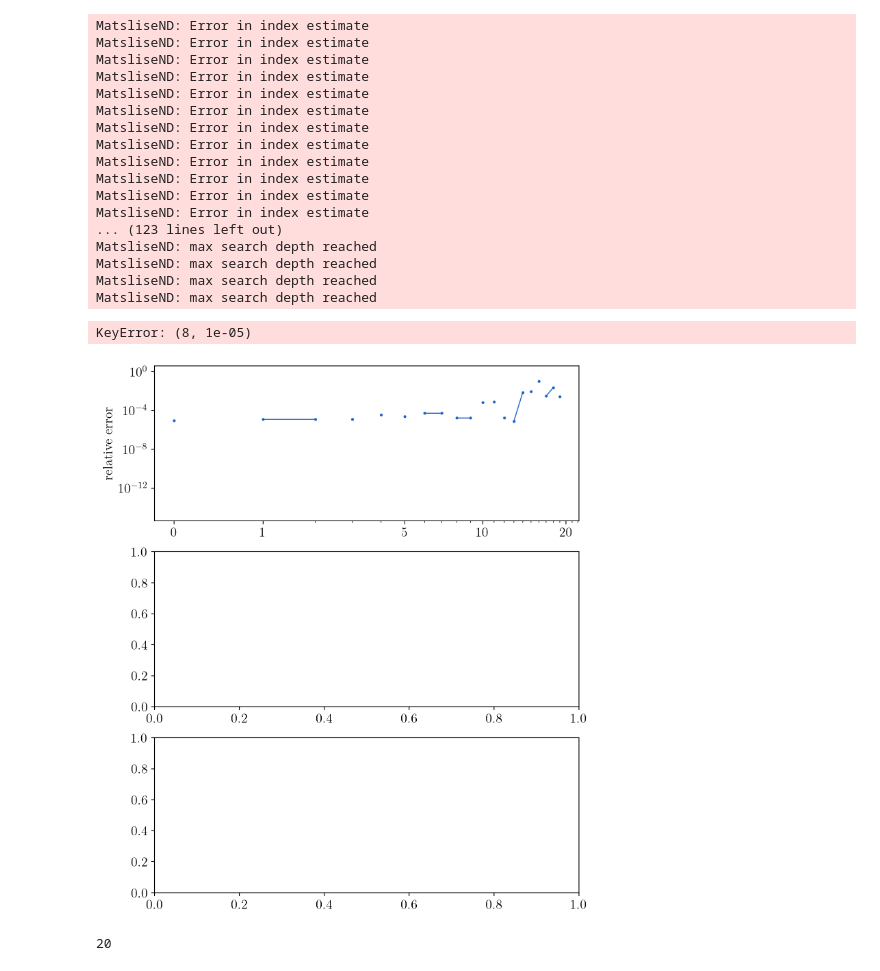
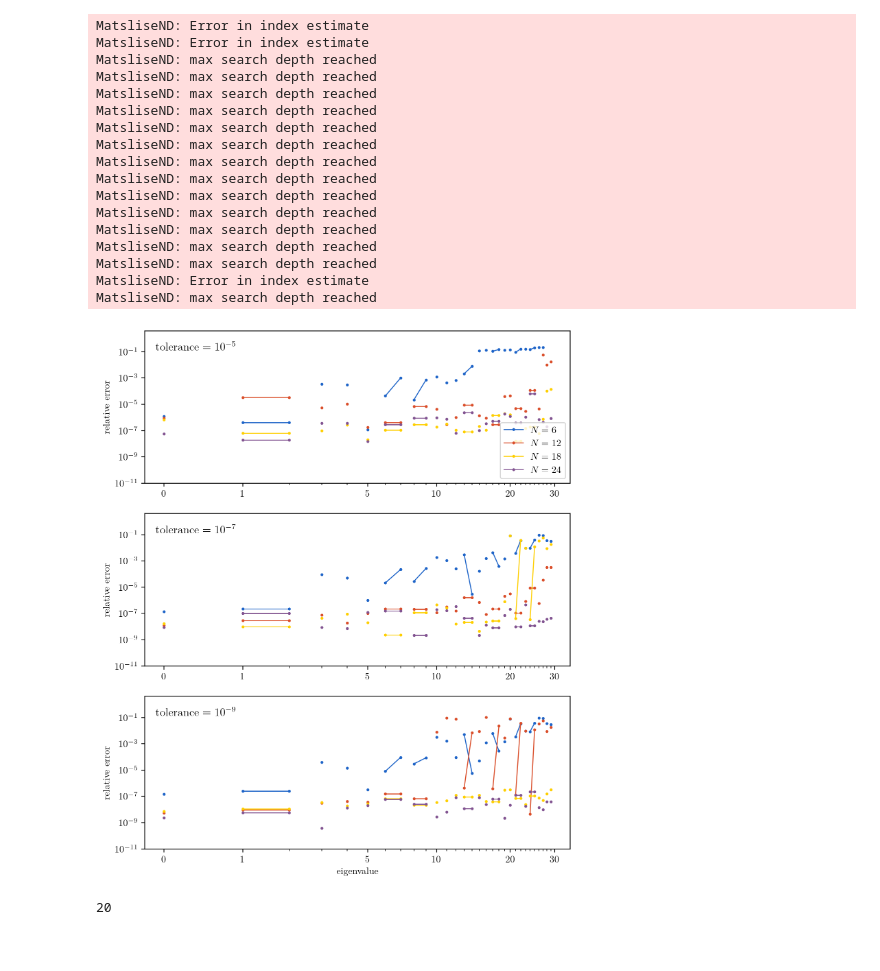
Before and after one commit to toonijn/PhD-thesis, a Jupyter notebook: img/chapter3/experiments/ixaru.ipynb, the cells around one changed output. Saved outputs shown, nothing was run; the diff lists cells and outputs as text; code cells hidden in the pictures.

```diff
--- a/img/chapter3/experiments/ixaru.ipynb
+++ b/img/chapter3/experiments/ixaru.ipynb
@@ -9,7 +9,7 @@ import numpy as np
 def V(x, y):
     return (x*x+1)*(y*y+1)
 
-s = Schrodinger2D(V, Rectangle(-5.5,5.5,-5.5,5.5), gridSize=(92,92), maxBasisSize=60)
-seigs = np.array(s.eigenvalues(31))
+s = Schrodinger2D(V, Rectangle(-5.5,5.5,-5.5,5.5), gridSize=(90,90), maxBasisSize=60)
+seigs = np.array(s.eigenvalues(50, tolerance=1e-14))
 list(seigs)
 # %% [output]
@@ -53,80 +62,86 @@ from pqdm.processes import pqdm
 from itertools import product
 
 
-options = list(product([6, 8, 10, 12, 14, 16, 18, 20, 22], [1e-4, 1e-5, 1e-6, 1e-7, 1e-8]))
+options = list(product([6, 12, 18, 24], [1e-5, 1e-7, 1e-9]))
 results = dict(zip(options, pqdm(options, check, n_jobs=12)))
 # %% [output]
 MatsliseND: Error in index estimate
 MatsliseND: Error in index estimate
-MatsliseND: Error in index estimate
-MatsliseND: Error in index estimate
-MatsliseND: Error in index estimate
-MatsliseND: Error in index estimate
-MatsliseND: Error in index estimate
-MatsliseND: Error in index estimate
-MatsliseND: Error in index estimate
-MatsliseND: Error in index estimate
-MatsliseND: Error in index estimate
-MatsliseND: Error in index estimate
-... (123 lines left out)
 MatsliseND: max search depth reached
 MatsliseND: max search depth reached
 MatsliseND: max search depth reached
 MatsliseND: max search depth reached
+MatsliseND: max search depth reached
+MatsliseND: max search depth reached
+MatsliseND: max search depth reached
+MatsliseND: max search depth reached
+MatsliseND: max search depth reached
+MatsliseND: max search depth reached
+MatsliseND: max search depth reached
+MatsliseND: max search depth reached
+MatsliseND: max search depth reached
+MatsliseND: Error in index estimate
+MatsliseND: max search depth reached
 # %%
 import matplotlib.pyplot as plt
 
 
 fig, axes = plt.subplots(3, 1, figsize=(8, 10), dpi=200)
 
-Ns = [8, 14, 22]
-tols = [1e-4, 1e-5, 1e-6]
+Ns = [6, 12, 18, 24]
+tols = [1e-5, 1e-7, 1e-9]
 
-mults = [1,2,1,1,1,2,2,1,1,1,2,1,1,2,1]
+mults = []
+last = 0
+for E in seigs:
+    if abs(E - last) < 1e-5:
+        mults[-1] += 1
+    else:
+        mults.append(1)
+    last = E
 
-for ni, N in enumerate(Ns):
+for ni, tol in enumerate(tols):
     ax = axes[ni]
     ax.set_xscale('log', base=10)
     ax.set_yscale('log', base=10)
     xticks = [1, 2, 6, 11, 21, 31]
     ax.set_xticks(xticks, labels=[f"${x-1}$" for x in xticks])
     ax.set_xticks(range(31), minor=True, labels=[])
-    ax.set_ylim(2**-51, 2**2)
+    ax.set_ylim(10**-11, 2**2)
     ax.set_ylabel("relative error")
     if ni == 2:
         ax.set_xlabel("eigenvalue")
 
-    for i, tol in enumerate(tols):
+    for i, N in enumerate(Ns):
         j = 0
 
         raw = results[N, tol]
         k = len(raw)
         r = np.abs((raw - seigs[:k])/seigs[:k])
 
         kwargs = dict(
-            label=f"$tol={tol}$",
+            label=f"$N={N}$",
             color=ugent.palet[i],
             marker='.', ls='-', lw=1, markersize=4,
         )
         for mult in mults:
             d = r[j:j+mult]
             ax.plot(range(j + 1, j+len(d)+1), d, **kwargs)
             if j == 0:
                 del kwargs["label"]
             j += mult
             if j >= len(r):
                 break
 
-    ax.set_title(f"$N = {N}$", y=0.835, x=0.025, loc="left")
+    ax.set_title(f"$\\text{{tolerance}} = 10^{{{round(np.log10(tol))}}}$", y=0.835, x=0.025, loc="left")
 
 
 axes[0].legend(*axes[2].get_legend_handles_labels(), loc="lower right")
 
 fig.show()
 plt.savefig(f"ixaru.pdf", bbox_inches="tight")
 # %% [output]
-KeyError: (8, 1e-05)
-[figure, old version]
+[figure, new version]
 # %%
 len(results[6,1e-4])
 # %% [output]
```
Also changed, not shown: parts of 2 cells of this notebook, 8 other files.
